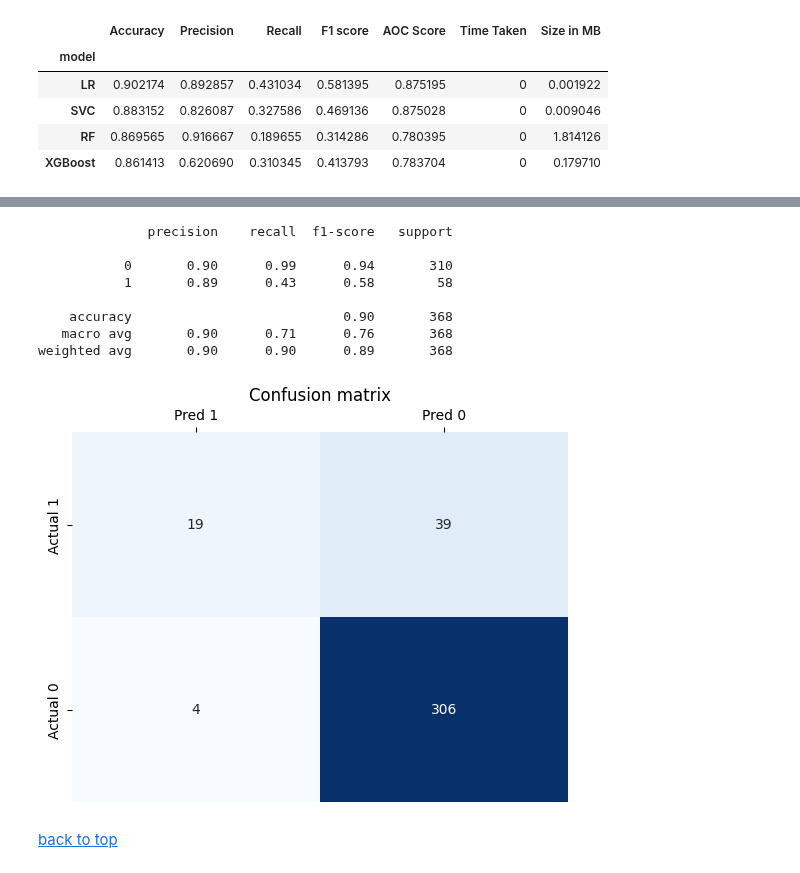
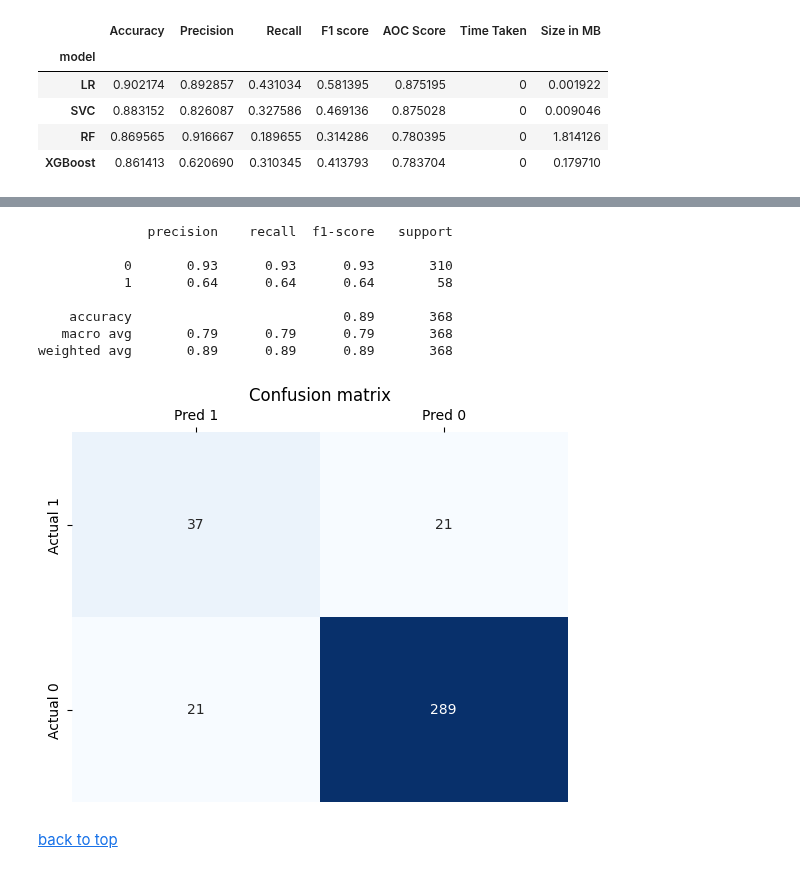
Before and after one commit to GoncaloJoseMoura/Projects, a Jupyter notebook: HR/HR_Attrition.ipynb, the cells around one changed output, grey strips where cells are left out. Drawn from its saved outputs; the diff is of its cells as text; code cells hidden in the pictures.

```diff
--- a/HR/HR_Attrition.ipynb
+++ b/HR/HR_Attrition.ipynb
@@ -632,29 +650,29 @@ metrics_table
 # %%
 # Printing the classification report and confusion matrix
 # Having a recall of 0.43 is really bad that means that 57% of the time we have an employee with attrition we classify them as being okay
 # On the upside we have a False omition Rate of 0.12% and a specificity of 99%
 # which is not as bad but it makes sense since we have so many 0 attrition values for our models to learn from
-
-print(classification_report(y_test, metrics['LR']['y_pred']))
+y_pred = np.where(metrics['LR']['pred_proba'][:,1] >= 0.34, 1, 0)
+print(classification_report(y_test, y_pred))
 
 fig, ax = plt.subplots()
-TN, FP, FN, TP = confusion_matrix(y_test, metrics['SVC']['y_pred']).ravel()
+TN, FP, FN, TP = confusion_matrix(y_test, y_pred).ravel()
 cm = pd.DataFrame(data= {'Pred 1': [TP, FP], 'Pred 0': [FN, TN]}, index = ['Actual 1', 'Actual 0'])
 sns.heatmap(cm, annot=True, fmt='d', cbar=False, cmap= 'Blues', ax= ax)
 ax.xaxis.tick_top()
 ax.xaxis.set_label_position('top')
 ax.set(title="Confusion matrix")
 plt.show()
 # %% [output]
               precision    recall  f1-score   support
 
-           0       0.90      0.99      0.94       310
-           1       0.89      0.43      0.58        58
+           0       0.93      0.93      0.93       310
+           1       0.64      0.64      0.64        58
 
-    accuracy                           0.90       368
-   macro avg       0.90      0.71      0.76       368
-weighted avg       0.90      0.90      0.89       368
+    accuracy                           0.89       368
+   macro avg       0.79      0.79      0.79       368
+weighted avg       0.89      0.89      0.89       368
-[figure, old version]
+[figure, new version]
 # %% [markdown]
 <a href='#top'>back to top</a>
 # %% [markdown]
```
Also changed, not shown: parts of 4 cells of this notebook.
